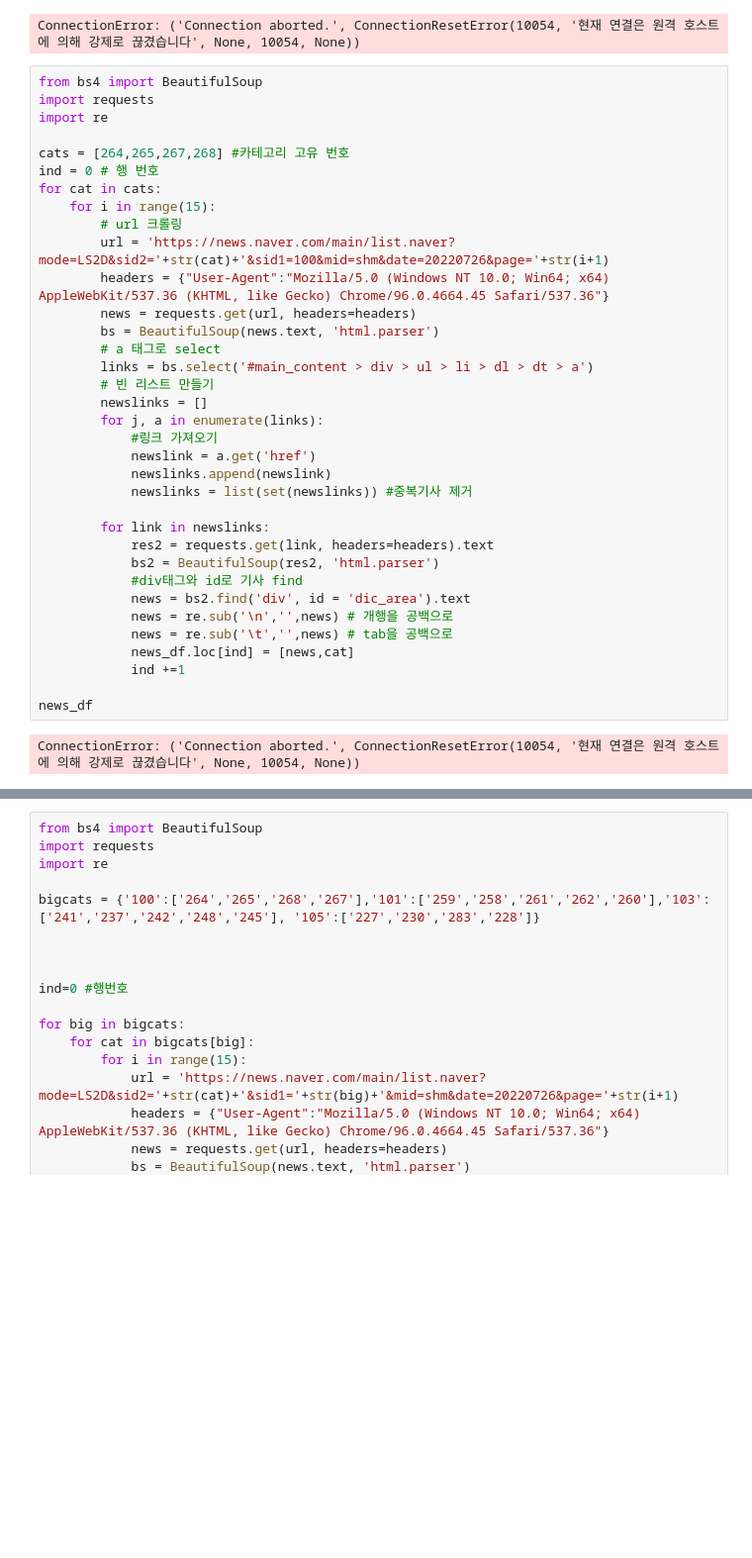
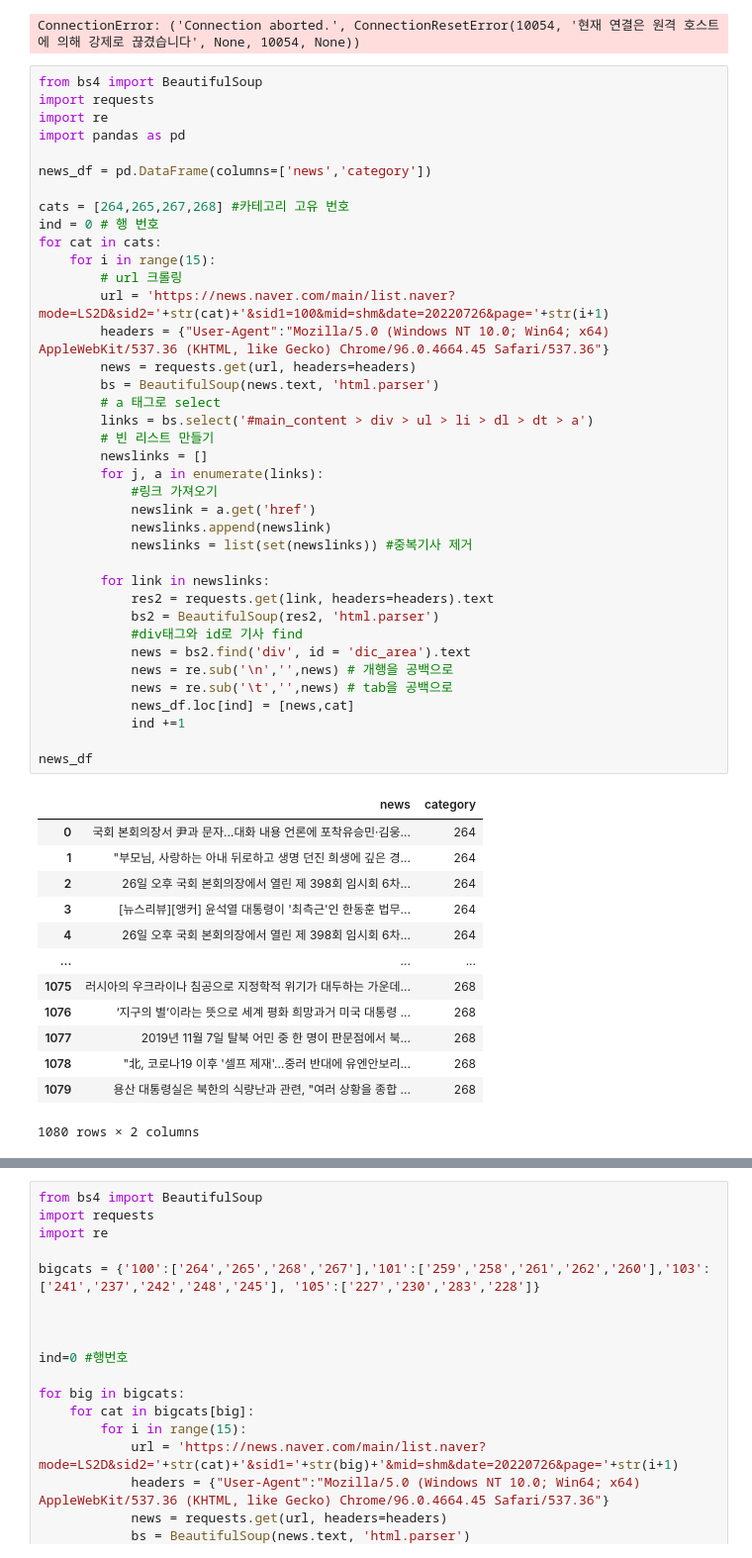
Before and after one commit to Toddbear20/Toddbear20, a Jupyter notebook: m2_분석라이브러리활용/crawling/web_crawling_2.ipynb, the cells around one changed output, grey strips where cells are left out. Shown at 99% size. Cells and saved outputs as stored; diff of their text form; blank space fills up the shorter version.

```diff
--- a/m2_분석라이브러리활용/crawling/web_crawling_2.ipynb
+++ b/m2_분석라이브러리활용/crawling/web_crawling_2.ipynb
@@ -1132,39 +1132,54 @@ ConnectionError: ('Connection aborted.', ConnectionResetError(10054, '현재 연
 from bs4 import BeautifulSoup
 import requests
 import re
+import pandas as pd
+
+news_df = pd.DataFrame(columns=['news','category'])
 
 cats = [264,265,267,268] #카테고리 고유 번호
 ind = 0 # 행 번호
 for cat in cats:
     for i in range(15):
         # url 크롤링
         url = 'https://news.naver.com/main/list.naver?mode=LS2D&sid2='+str(cat)+'&sid1=100&mid=shm&date=20220726&page='+str(i+1)
         headers = {"User-Agent":"Mozilla/5.0 (Windows NT 10.0; Win64; x64) AppleWebKit/537.36 (KHTML, like Gecko) Chrome/96.0.4664.45 Safari/537.36"}
         news = requests.get(url, headers=headers)
         bs = BeautifulSoup(news.text, 'html.parser')
         # a 태그로 select
         links = bs.select('#main_content > div > ul > li > dl > dt > a')
         # 빈 리스트 만들기
         newslinks = []
         for j, a in enumerate(links):
             #링크 가져오기
             newslink = a.get('href')
             newslinks.append(newslink)
             newslinks = list(set(newslinks)) #중복기사 제거
 
         for link in newslinks:
             res2 = requests.get(link, headers=headers).text
             bs2 = BeautifulSoup(res2, 'html.parser')
             #div태그와 id로 기사 find
             news = bs2.find('div', id = 'dic_area').text
             news = re.sub('\n','',news) # 개행을 공백으로
             news = re.sub('\t','',news) # tab을 공백으로
             news_df.loc[ind] = [news,cat]
             ind +=1
 
 news_df
 # %% [output]
+|  | news | category |
+| 0 | 국회 본회의장서 尹과 문자…대화 내용 언론에 포착유승민·김웅... | 264 |
+| 1 | "부모님, 사랑하는 아내 뒤로하고 생명 던진 희생에 깊은 경... | 264 |
+| 2 | 26일 오후 국회 본회의장에서 열린 제 398회 임시회 6차... | 264 |
+| 3 | [뉴스리뷰][앵커] 윤석열 대통령이 '최측근'인 한동훈 법무... | 264 |
+| 4 | 26일 오후 국회 본회의장에서 열린 제 398회 임시회 6차... | 264 |
+| ... | ... | ... |
+| 1075 | 러시아의 우크라이나 침공으로 지정학적 위기가 대두하는 가운데... | 268 |
+| 1076 | ‘지구의 별’이라는 뜻으로 세계 평화 희망과거 미국 대통령 ... | 268 |
+| 1077 | 2019년 11월 7일 탈북 어민 중 한 명이 판문점에서 북... | 268 |
+| 1078 | "北, 코로나19 이후 '셀프 제재'…중러 반대에 유엔안보리... | 268 |
+| 1079 | 용산 대통령실은 북한의 식량난과 관련, "여러 상황을 종합 ... | 268 |
-ConnectionError: ('Connection aborted.', ConnectionResetError(10054, '현재 연결은 원격 호스트에 의해 강제로 끊겼습니다', None, 10054, None))
+1080 rows × 2 columns
 # %%
 from bs4 import BeautifulSoup
 import requests
```
Also changed, not shown: parts of 1 cell of this notebook, 3 other files.
